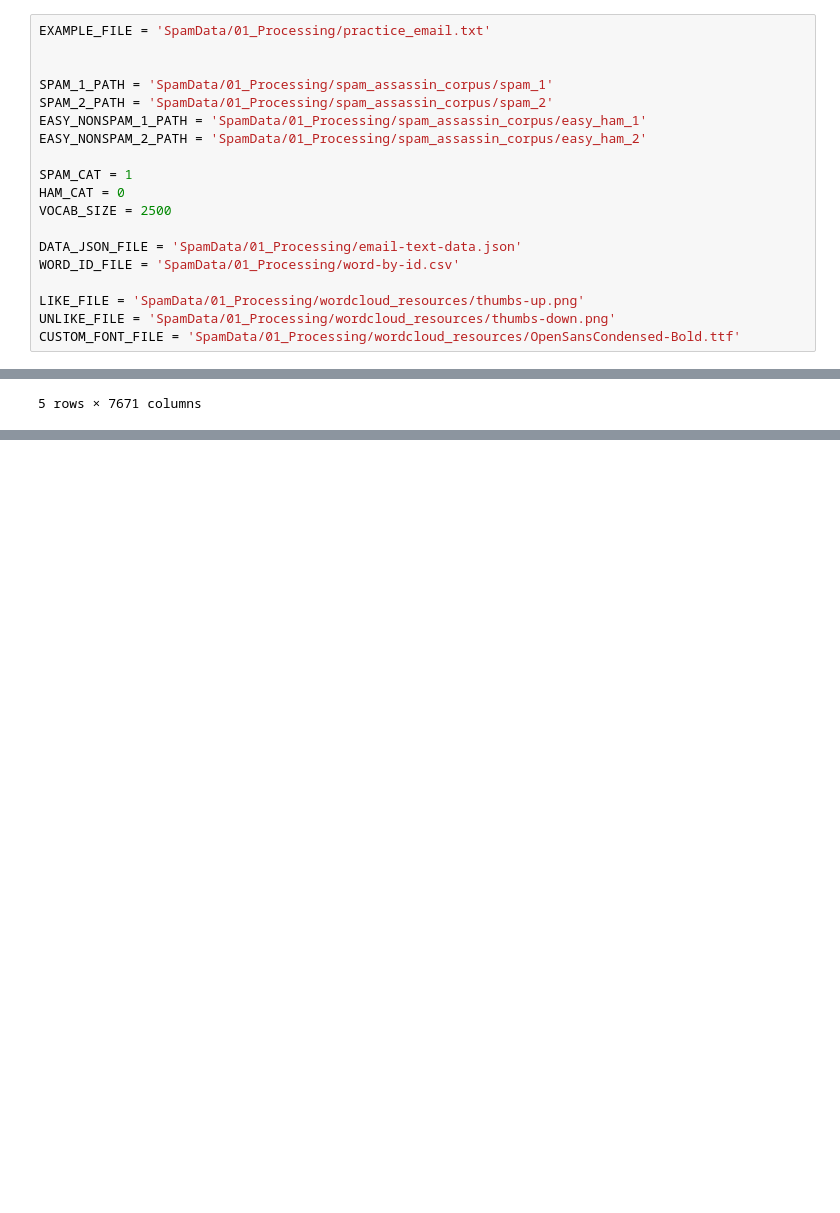
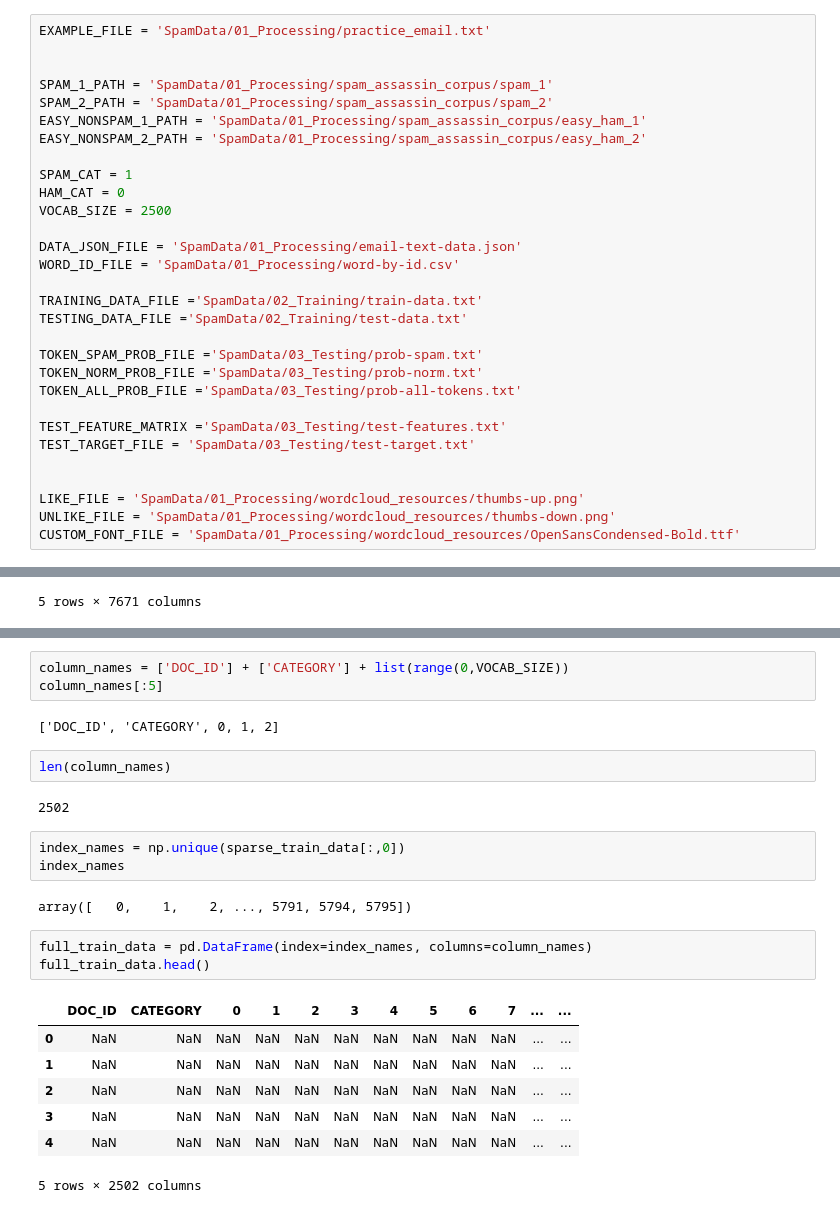
Before and after one commit to Shubhammer7/Naive_Bayes_Spam_Classifier, a Jupyter notebook: spam_email_NBclassifier.ipynb, the cells around one changed output, grey strips where cells are left out. Cells and saved outputs as stored; diff of their text form; blank space fills up the shorter version.

```diff
--- a/spam_email_NBclassifier.ipynb
+++ b/spam_email_NBclassifier.ipynb
@@ -51,6 +51,17 @@ VOCAB_SIZE = 2500
 DATA_JSON_FILE = 'SpamData/01_Processing/email-text-data.json'
 WORD_ID_FILE = 'SpamData/01_Processing/word-by-id.csv'
 
+TRAINING_DATA_FILE ='SpamData/02_Training/train-data.txt'
+TESTING_DATA_FILE ='SpamData/02_Training/test-data.txt'
+
+TOKEN_SPAM_PROB_FILE ='SpamData/03_Testing/prob-spam.txt'
+TOKEN_NORM_PROB_FILE ='SpamData/03_Testing/prob-norm.txt'
+TOKEN_ALL_PROB_FILE ='SpamData/03_Testing/prob-all-tokens.txt'
+
+TEST_FEATURE_MATRIX ='SpamData/03_Testing/test-features.txt'
+TEST_TARGET_FILE = 'SpamData/03_Testing/test-target.txt'
+
+
 LIKE_FILE = 'SpamData/01_Processing/wordcloud_resources/thumbs-up.png'
 UNLIKE_FILE = 'SpamData/01_Processing/wordcloud_resources/thumbs-down.png'
 CUSTOM_FONT_FILE = 'SpamData/01_Processing/wordcloud_resources/OpenSansCondensed-Bold.ttf'
@@ -585,0 +713,25 @@ X_train.head()
+# %%
+column_names = ['DOC_ID'] + ['CATEGORY'] + list(range(0,VOCAB_SIZE))
+column_names[:5]
+# %% [output]
+['DOC_ID', 'CATEGORY', 0, 1, 2]
+# %%
+len(column_names)
+# %% [output]
+2502
+# %%
+index_names = np.unique(sparse_train_data[:,0])
+index_names
+# %% [output]
+array([   0,    1,    2, ..., 5791, 5794, 5795])
+# %%
+full_train_data = pd.DataFrame(index=index_names, columns=column_names)
+full_train_data.head()
+# %% [output]
+|  | DOC_ID | CATEGORY | 0 | 1 | 2 | 3 | 4 | 5 | 6 | 7 | ... | ... |
+| 0 | NaN | NaN | NaN | NaN | NaN | NaN | NaN | NaN | NaN | NaN | ... | ... |
+| 1 | NaN | NaN | NaN | NaN | NaN | NaN | NaN | NaN | NaN | NaN | ... | ... |
+| 2 | NaN | NaN | NaN | NaN | NaN | NaN | NaN | NaN | NaN | NaN | ... | ... |
+| 3 | NaN | NaN | NaN | NaN | NaN | NaN | NaN | NaN | NaN | NaN | ... | ... |
+| 4 | NaN | NaN | NaN | NaN | NaN | NaN | NaN | NaN | NaN | NaN | ... | ... |
+5 rows × 2502 columns
```
Also changed, not shown: parts of 60 cells of this notebook, 3 other files.
